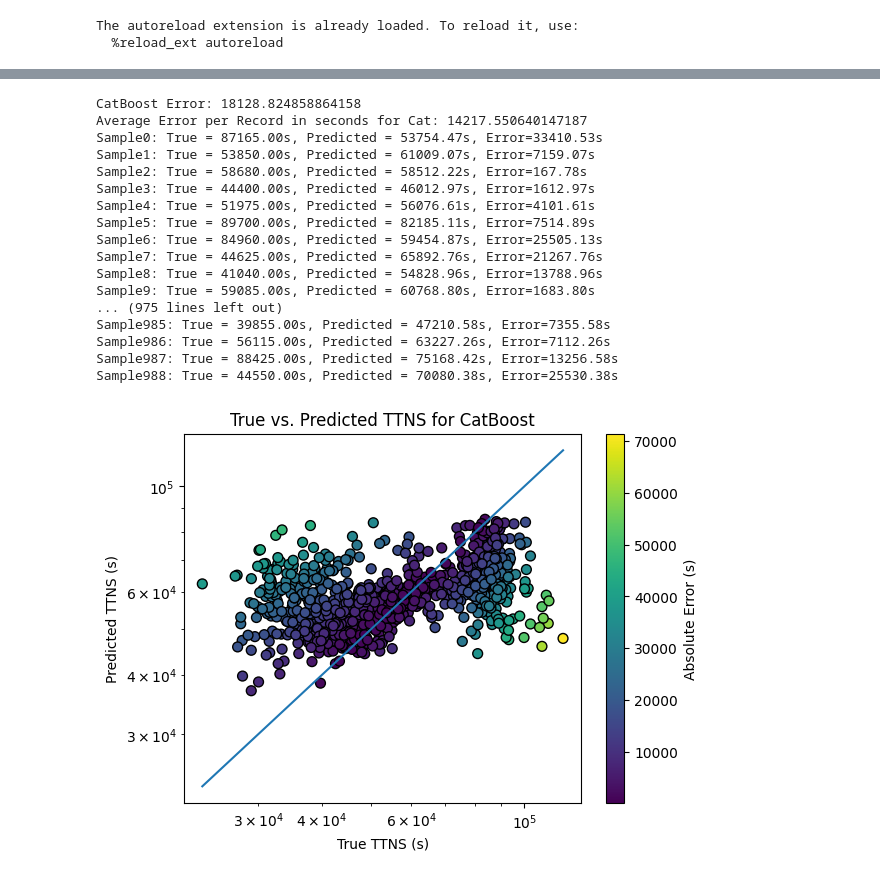
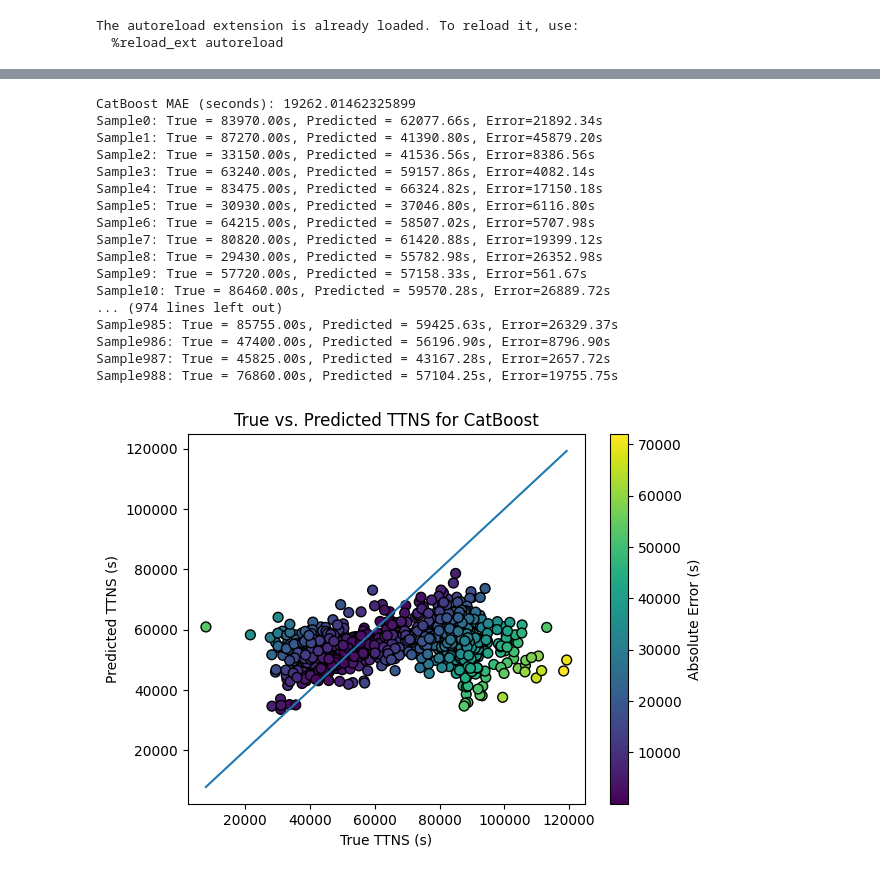
Before and after one commit to Icequake-QRC-Mines/Icequake-QRC-, a Jupyter notebook: Classical/CatBoost.ipynb, the cells around one changed output, grey strips where cells are left out. Saved outputs shown, nothing was run; the diff lists cells and outputs as text; code cells hidden in the pictures.

```diff
--- a/Classical/CatBoost.ipynb
+++ b/Classical/CatBoost.ipynb
@@ -18,7 +18,7 @@ The autoreload extension is already loaded. To reload it, use:
 # %%
 data_orig = pd.read_csv("../Whillians-GPS-Data-and-Features.csv")
 filtered_time = pd.read_csv("../filtered_time_to_next_event.csv")
-X_train, X_val, X_test, y_train, y_val, y_test, feature_cols, amount_of_known = preprocess_data(filtered_time, data_orig)
+X_train, X_val, X_test, y_train, y_val, y_test, feature_cols, amount_of_known, scaler_X, scaler_y = preprocess_data(filtered_time, data_orig)
 # %% [output]
 0        True
 1        True
@@ -45,7 +47,7 @@ X_val_cat = X_val.copy()
 X_test_cat = X_test.copy()
 
 cat_features = X_train_cat.select_dtypes(include=["object", "category"]).columns.tolist()
-#cat_features = ["high_t_evt"]
+
 #Tuning CatBoost in Optuna using the same method as XGBoost
 def objective_cat(trial):
   CatBoost = CatBoostRegressor(
@@ -65,7 +67,9 @@ def objective_cat(trial):
   predictions_cat = CatBoost.predict(X_val_cat)
   RMSE_cat = root_mean_squared_error(y_val, predictions_cat)
   return RMSE_cat
-optimization_cat= optuna.create_study(direction="minimize") #minimizing the above parameters
+
+sampler = optuna.samplers.TPESampler(seed=42)  # Fix seed for reproducibility
+optimization_cat = optuna.create_study(direction="minimize", sampler=sampler) #minimizing the above parameters
 optimization_cat.optimize(objective_cat, n_trials=30) #keeping trails low for runtime and to prevent over-fitting noise
 
 optimal_params_cat = optimization_cat.best_params
@@ -85,8 +89,11 @@ CatBoost = CatBoostRegressor(
 CatBoost.fit(
     X_train_cat, y_train, eval_set=(X_val_cat, y_val),cat_features=cat_features, use_best_model=True)
 
-# Calculating the multiplicative error
-CatBoost_Prediction = CatBoost.predict(X_test_cat)
-CatBoost_RMSE = root_mean_squared_error(y_test, CatBoost_Prediction)
+# Unscale predictions and test values back to original seconds
+CatBoost_Prediction_scaled = CatBoost.predict(X_test_cat)
+CatBoost_Prediction = scaler_y.inverse_transform(CatBoost_Prediction_scaled.reshape(-1, 1)).flatten()
+y_test_original = scaler_y.inverse_transform(y_test.reshape(-1, 1)).flatten()
+
+CatBoost_RMSE = root_mean_squared_error(y_test_original, CatBoost_Prediction)
 CatBoost_Error = CatBoost_RMSE
-print("CatBoost Error:", CatBoost_Error)
+print("CatBoost RMSE (seconds):", CatBoost_Error)
@@ -113,54 +100,45 @@ CatBoost Error: 18128.824858864158
 # %%
-#Calculating multiplicative error for CatBoost
-CatBoost_Prediction = CatBoost.predict(X_test_cat)
-CatBoost_RMSE = root_mean_squared_error(y_test, CatBoost_Prediction)
-CatBoost_Error = CatBoost_RMSE
-print("CatBoost Error:", CatBoost_Error)
-
-y_test_secs = y_test
+# CatBoost Analysis - values already unscaled from previous cell
+y_test_secs = y_test_original
 Cat_pred_secs = CatBoost_Prediction
 
 absolute_error_secs_Cat = np.abs(Cat_pred_secs - y_test_secs)
 
-#absoulte_error_cat = np.abs(10**CatBoost_Prediction - y_test)
 MAE_seconds = np.mean(absolute_error_secs_Cat)
-print("Average Error per Record in seconds for Cat:", MAE_seconds)
-
+print("CatBoost MAE (seconds):", MAE_seconds)
 
 #Calculating true value, predicted, and average error in terms of seconds for each event
 for i, (true, pred, abs_error) in enumerate(zip(y_test_secs, Cat_pred_secs, absolute_error_secs_Cat)):
   print(f"Sample{i}: True = {true:.2f}s, Predicted = {pred:.2f}s, Error={abs_error:.2f}s")
 
 # Scatter plot of predicted vs true
 plt.figure()
 plt.scatter(y_test_secs, Cat_pred_secs, c=absolute_error_secs_Cat, cmap='viridis', s=50, edgecolors="black")
 plt.colorbar(label="Absolute Error (s)")
 plt.plot([min(y_test_secs), max(y_test_secs)], [min(y_test_secs), max(y_test_secs)])
 plt.xlabel("True TTNS (s)")
 plt.ylabel("Predicted TTNS (s)")
 plt.title("True vs. Predicted TTNS for CatBoost")
-plt.xscale('log')
-plt.yscale('log')
 plt.show()
 # %% [output]
-CatBoost Error: 18128.824858864158
-Average Error per Record in seconds for Cat: 14217.550640147187
-Sample0: True = 87165.00s, Predicted = 53754.47s, Error=33410.53s
-Sample1: True = 53850.00s, Predicted = 61009.07s, Error=7159.07s
-Sample2: True = 58680.00s, Predicted = 58512.22s, Error=167.78s
-Sample3: True = 44400.00s, Predicted = 46012.97s, Error=1612.97s
-Sample4: True = 51975.00s, Predicted = 56076.61s, Error=4101.61s
-Sample5: True = 89700.00s, Predicted = 82185.11s, Error=7514.89s
-Sample6: True = 84960.00s, Predicted = 59454.87s, Error=25505.13s
-Sample7: True = 44625.00s, Predicted = 65892.76s, Error=21267.76s
-Sample8: True = 41040.00s, Predicted = 54828.96s, Error=13788.96s
-Sample9: True = 59085.00s, Predicted = 60768.80s, Error=1683.80s
-... (975 lines left out)
-Sample985: True = 39855.00s, Predicted = 47210.58s, Error=7355.58s
-Sample986: True = 56115.00s, Predicted = 63227.26s, Error=7112.26s
-Sample987: True = 88425.00s, Predicted = 75168.42s, Error=13256.58s
-Sample988: True = 44550.00s, Predicted = 70080.38s, Error=25530.38s
+CatBoost MAE (seconds): 19262.01462325899
+Sample0: True = 83970.00s, Predicted = 62077.66s, Error=21892.34s
+Sample1: True = 87270.00s, Predicted = 41390.80s, Error=45879.20s
+Sample2: True = 33150.00s, Predicted = 41536.56s, Error=8386.56s
+Sample3: True = 63240.00s, Predicted = 59157.86s, Error=4082.14s
+Sample4: True = 83475.00s, Predicted = 66324.82s, Error=17150.18s
+Sample5: True = 30930.00s, Predicted = 37046.80s, Error=6116.80s
+Sample6: True = 64215.00s, Predicted = 58507.02s, Error=5707.98s
+Sample7: True = 80820.00s, Predicted = 61420.88s, Error=19399.12s
+Sample8: True = 29430.00s, Predicted = 55782.98s, Error=26352.98s
+Sample9: True = 57720.00s, Predicted = 57158.33s, Error=561.67s
+Sample10: True = 86460.00s, Predicted = 59570.28s, Error=26889.72s
+... (974 lines left out)
+Sample985: True = 85755.00s, Predicted = 59425.63s, Error=26329.37s
+Sample986: True = 47400.00s, Predicted = 56196.90s, Error=8796.90s
+Sample987: True = 45825.00s, Predicted = 43167.28s, Error=2657.72s
+Sample988: True = 76860.00s, Predicted = 57104.25s, Error=19755.75s
-[figure, old version]
+[figure, new version]
 # %%
 # Driving parameters for Cat
 
```
Also changed, not shown: parts of 3 cells of this notebook, 5 other files.
